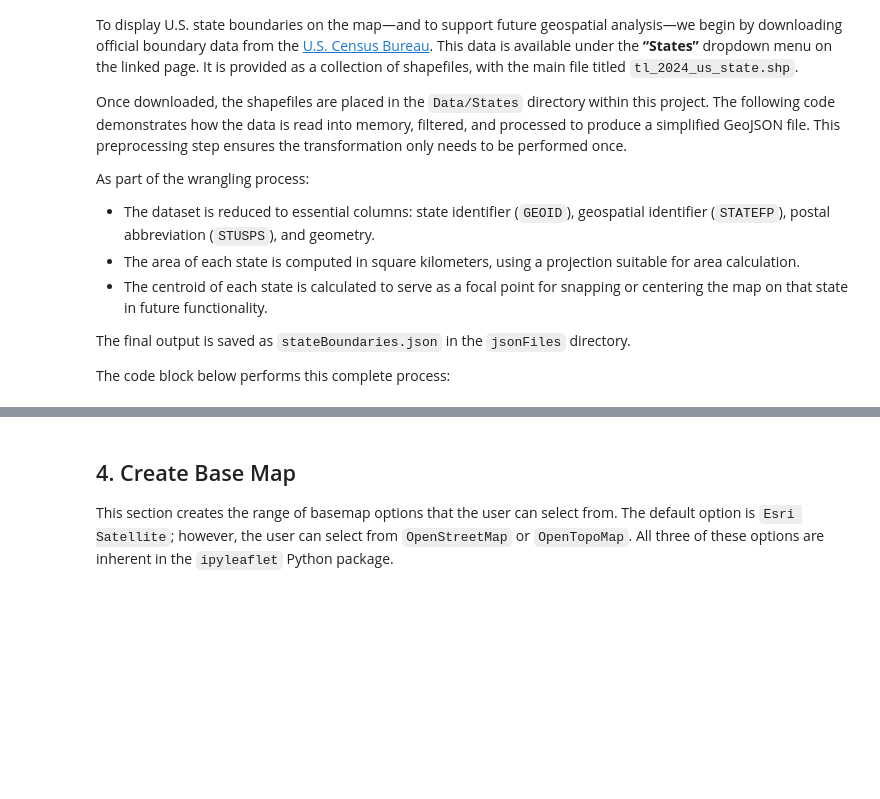
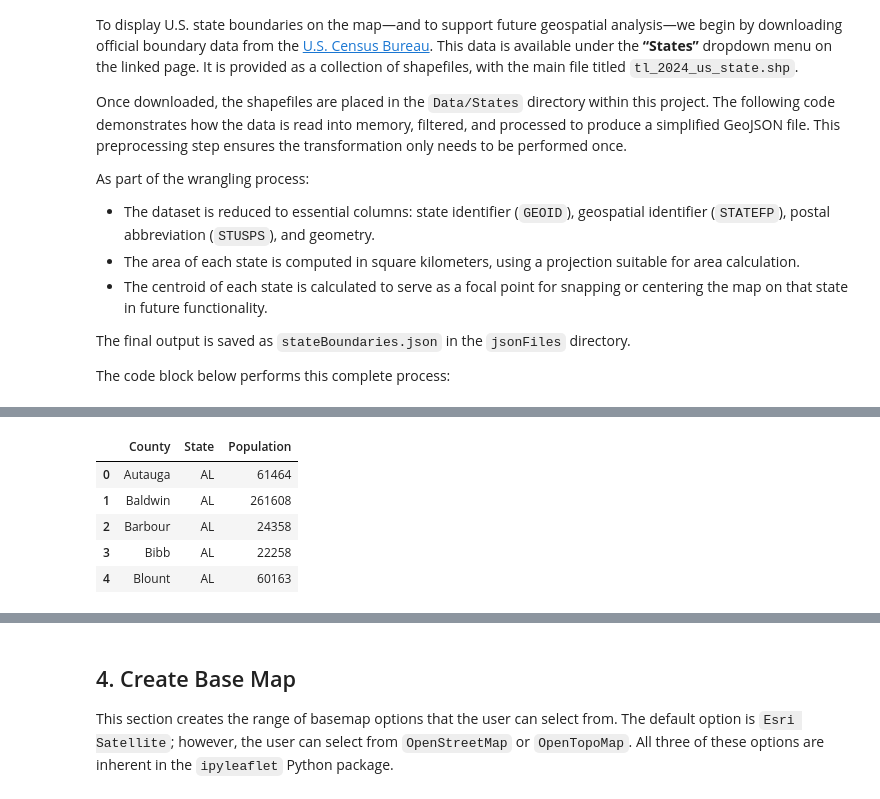
Before and after one commit to Jon-Webb-79/energyNotebook, a Jupyter notebook: energyMap.ipynb, the cells around one changed output, grey strips where cells are left out. Drawn from its saved outputs; the diff is of its cells as text; code cells hidden in the pictures; blank space fills up the shorter version.

Commit message:
Added parsing process to determine population density

```diff
--- a/energyMap.ipynb
+++ b/energyMap.ipynb
@@ -182,0 +200,90 @@ display(county_gdf.head())
+# %%
+csv_path = "RawData/Population/co-est2024-pop.csv"
+
+# State name → abbreviation
+STATE_ABBR = {
+    "Alabama":"AL","Alaska":"AK","Arizona":"AZ","Arkansas":"AR","California":"CA","Colorado":"CO",
+    "Connecticut":"CT","Delaware":"DE","District of Columbia":"DC","Florida":"FL","Georgia":"GA",
+    "Hawaii":"HI","Idaho":"ID","Illinois":"IL","Indiana":"IN","Iowa":"IA","Kansas":"KS","Kentucky":"KY",
+    "Louisiana":"LA","Maine":"ME","Maryland":"MD","Massachusetts":"MA","Michigan":"MI","Minnesota":"MN",
+    "Mississippi":"MS","Missouri":"MO","Montana":"MT","Nebraska":"NE","Nevada":"NV","New Hampshire":"NH",
+    "New Jersey":"NJ","New Mexico":"NM","New York":"NY","North Carolina":"NC","North Dakota":"ND",
+    "Ohio":"OH","Oklahoma":"OK","Oregon":"OR","Pennsylvania":"PA","Rhode Island":"RI","South Carolina":"SC",
+    "South Dakota":"SD","Tennessee":"TN","Texas":"TX","Utah":"UT","Vermont":"VT","Virginia":"VA",
+    "Washington":"WA","West Virginia":"WV","Wisconsin":"WI","Wyoming":"WY"
+}
+
+# Suffixes to strip from county-equivalents
+SUFFIXES = [
+    " City and Borough", " Municipality of Anchorage", " County", " Parish", " Borough", " Census Area", " Municipality",
+    " City", " city", " Planning Region"
+]
+
+# Counties that legitimately end in "City" and should NOT be altered
+CITY_EXCEPTIONS = {
+    "Charles City", "James City", "Carson City", "Falls Church City", "Fairfax City",
+    "Hampton City", "Newport News City", "Norfolk City", "Richmond City", "Roanoke City",
+    "Suffolk City", "Virginia Beach City"  # Add any others as needed
+}
+
+def normalize_county_name(name: str) -> str:
+    """Strip known suffixes from county names unless they are legitimate names."""
+    if pd.isna(name):
+        return name
+    name = str(name).strip()
+
+    # Only strip suffix if not in the exceptions list
+    for suf in SUFFIXES:
+        if name.endswith(suf) and name not in CITY_EXCEPTIONS:
+            name = name[:-len(suf)]
+            break
+
+    return re.sub(r"\s+", " ", name).strip()
+
+# --- 1) Read CSV ---
+# ---------- Build pop_df from CSV (Geographic Area + 2024) ----------
+pop = pd.read_csv(
+    csv_path,
+    usecols=["Geographic Area", "2024"],
+    dtype={"Geographic Area": "string"},
+    thousands=","  # handle comma-formatted numbers
+)
+
+# --- 2) Basic cleanup ---
+pop.columns = [c.strip() for c in pop.columns]  # strip header whitespace
+
+# Ensure needed columns exist
+if "Geographic Area" not in pop.columns or "2024" not in pop.columns:
+    raise RuntimeError(f"Expected 'Geographic Area' and '2024' in columns. Found: {list(pop.columns)}")
+
+# --- 3) Keep only the columns we want ---
+pop = pop[["Geographic Area", "2024"]].copy()
+
+# --- 4) Strip leading '.' and whitespace ---
+pop["Geographic Area"] = pop["Geographic Area"].str.lstrip(".").str.strip()
+
+# --- 5) Split into County / State ---
+split = pop["Geographic Area"].str.rsplit(",", n=1, expand=True)
+pop["County"] = split[0].apply(normalize_county_name)
+pop["state_full"] = split[1].str.strip()
+
+# --- 6) Map state to abbreviation ---
+pop["State"] = pop["state_full"].map(STATE_ABBR)
+
+# --- 7) Rename population column and ensure numeric ---
+pop = pop.rename(columns={"2024": "Population"})
+pop["Population"] = pd.to_numeric(pop["Population"], errors="coerce")
+
+# --- 8) Keep only valid entries ---
+pop_df = pop.loc[pop["State"].notna() & pop["County"].notna(), ["County", "State", "Population"]].reset_index(drop=True)
+
+# --- 9) Preview ---
+display(pop_df.head())
+print(f"Rows kept: {len(pop_df):,}")
+# %% [output]
+|  | County | State | Population |
+| 0 | Autauga | AL | 61464 |
+| 1 | Baldwin | AL | 261608 |
+| 2 | Barbour | AL | 24358 |
+| 3 | Bibb | AL | 22258 |
+| 4 | Blount | AL | 60163 |
```
Also changed, not shown: parts of 8 cells of this notebook, 1 other file.
